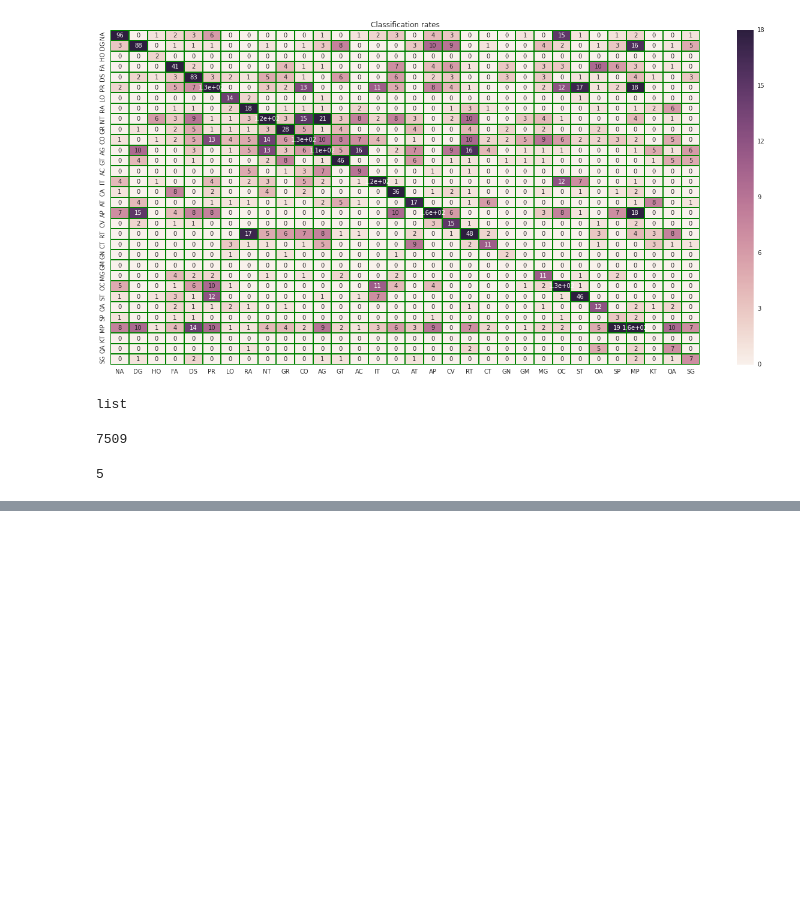
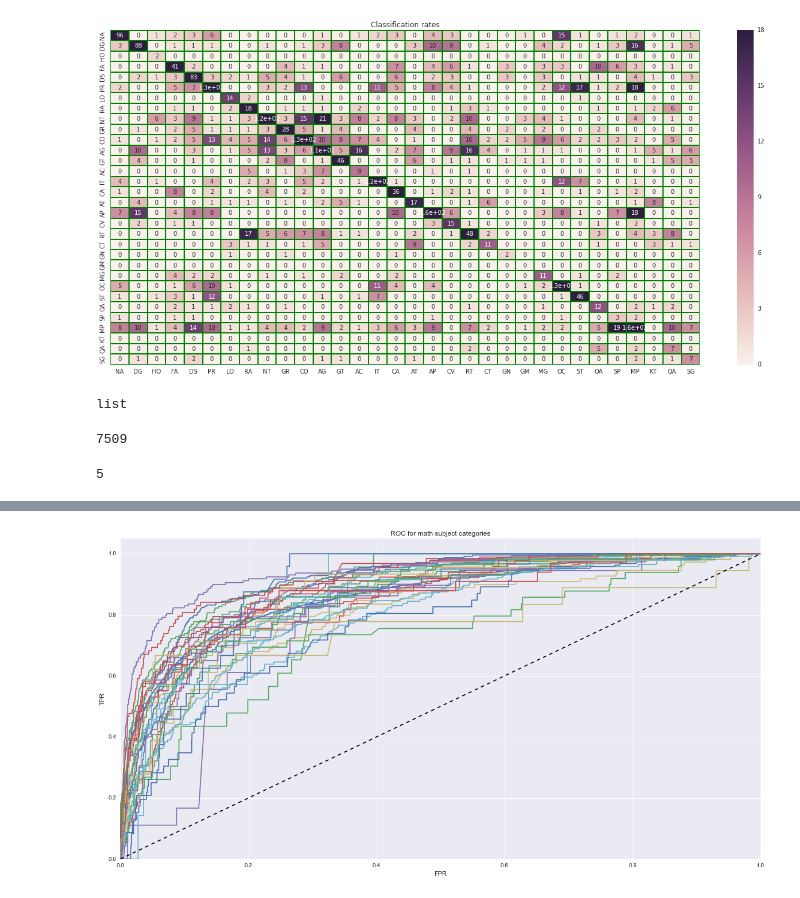
Before and after one commit to ColinFerguson/Project, a Jupyter notebook: Paper_predictions.ipynb, the cells around one changed output, grey strips where cells are left out. Saved outputs shown, nothing was run; the diff lists cells and outputs as text; code cells hidden in the pictures; blank space fills up the shorter version.

```diff
--- a/Paper_predictions.ipynb
+++ b/Paper_predictions.ipynb
@@ -753,0 +928,6 @@ for ix in range(5):
+# %%
+X_train_title,X_test_title, y_train_title, y_test_title = train_test_split(title_data, targets, test_size=0.33)
+# %%
+tfidf_title = TfidfVectorizer(max_features=5000, stop_words=math_stop(), \
+                    ngram_range=(1, 7), decode_error='ignore')
+M_title = tfidf_title.fit_transform(X_train_title)
@@ -753,0 +944,63 @@ for ix in range(5):
+# %%
+%%time
+# # # Import some data to play with
+# # iris = datasets.load_iris()
+# # X = iris.data
+# # y = iris.target
+
+# # Binarize the output
+binary_targets = label_binarize(targets, classes=math_df['label'].unique())
+n_classes = binary_targets.shape[1]
+
+# # shuffle and split training and test sets
+X_train1, X_test1, y_train1, y_test1 = train_test_split(title_data, binary_targets, test_size=.33,
+                                                    random_state=0)
+M_train1 = tfidf_title.transform(X_train1)
+M_test1 = tfidf_title.transform(X_test1)
+# # Learn to predict each class against the other
+classifier = OneVsRestClassifier(LogisticRegression(C=1, penalty='l2'), n_jobs=-1)
+y_score = classifier.fit(M_train1, y_train1).decision_function(M_test1)
+
+# Compute ROC curve and ROC area for each class
+fpr = dict()
+tpr = dict()
+roc_auc = dict()
+for i in range(n_classes):
+    fpr[i], tpr[i], _ = roc_curve(y_test1[:, i], y_score[:, i])
+    roc_auc[i] = auc(fpr[i], tpr[i])
+
+# Compute micro-average ROC curve and ROC area
+fpr["micro"], tpr["micro"], _ = roc_curve(y_test1.ravel(), y_score.ravel())
+roc_auc["micro"] = auc(fpr["micro"], tpr["micro"])
+
+# Plot of a ROC curve for a specific class
+# plt.figure()
+# plt.plot(fpr[2], tpr[2], label='ROC curve (area = %0.2f)' % roc_auc[2])
+# plt.plot([0, 1], [0, 1], 'k--')
+# plt.xlim([0.0, 1.0])
+# plt.ylim([0.0, 1.05])
+# plt.xlabel('False Positive Rate')
+# plt.ylabel('True Positive Rate')
+# plt.title('ROC example')
+# plt.legend(loc="lower right")
+# #plt.show()
+
+# Plot ROC curve
+plt.figure(figsize=(20,10))
+plt.plot(fpr["micro"], tpr["micro"],
+         label='micro-average ROC curve (area = {0:0.2f})'
+               ''.format(roc_auc["micro"]))
+for i in range(n_classes):
+    plt.plot(fpr[i], tpr[i], label='ROC curve of class {0} (area = {1:0.2f})'
+                                   ''.format(class_labels[i], roc_auc[i]))
+
+plt.plot([0, 1], [0, 1], 'k--')
+plt.xlim([0.0, 1.0])
+plt.ylim([0.0, 1.05])
+plt.xlabel('FPR')
+plt.ylabel('TPR')
+plt.title('ROC for math subject categories')
+#plt.legend(loc="lower right")
+plt.show()
+# %% [output]
+[figure, added]
```
Also changed, not shown: parts of 37 cells of this notebook, 2 other files.
